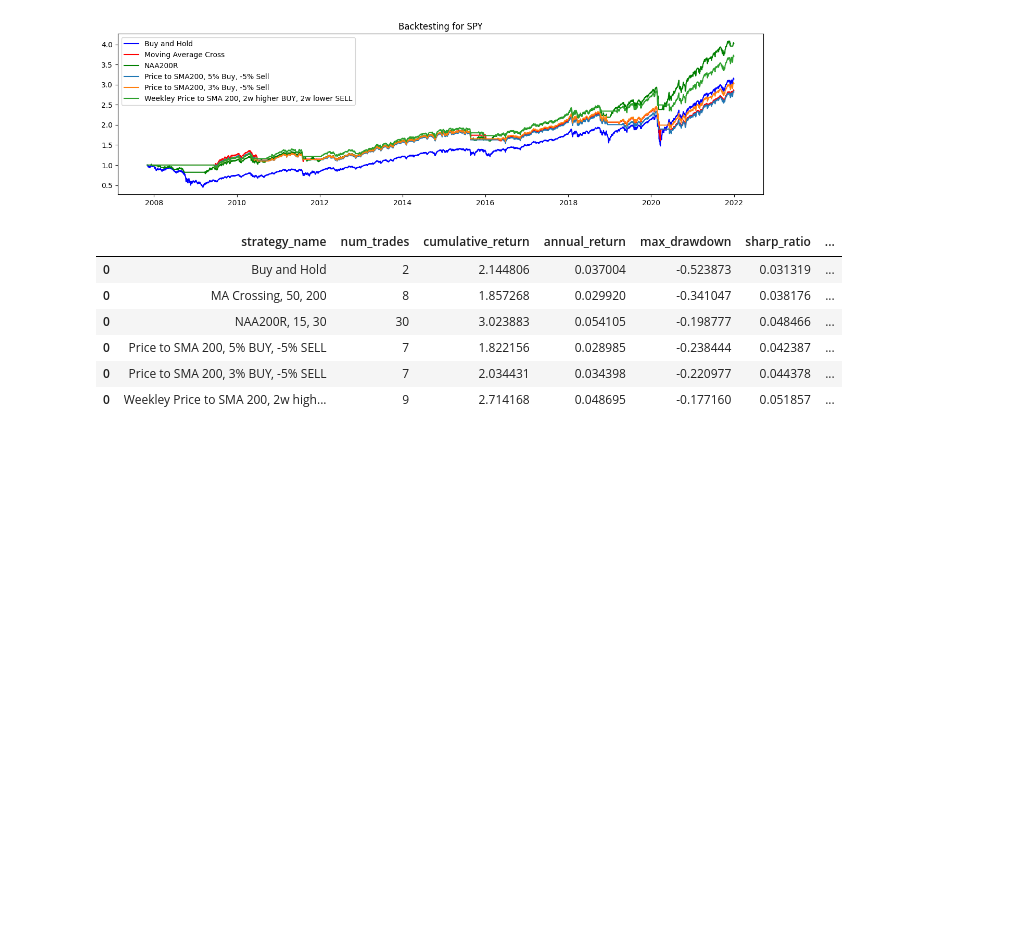
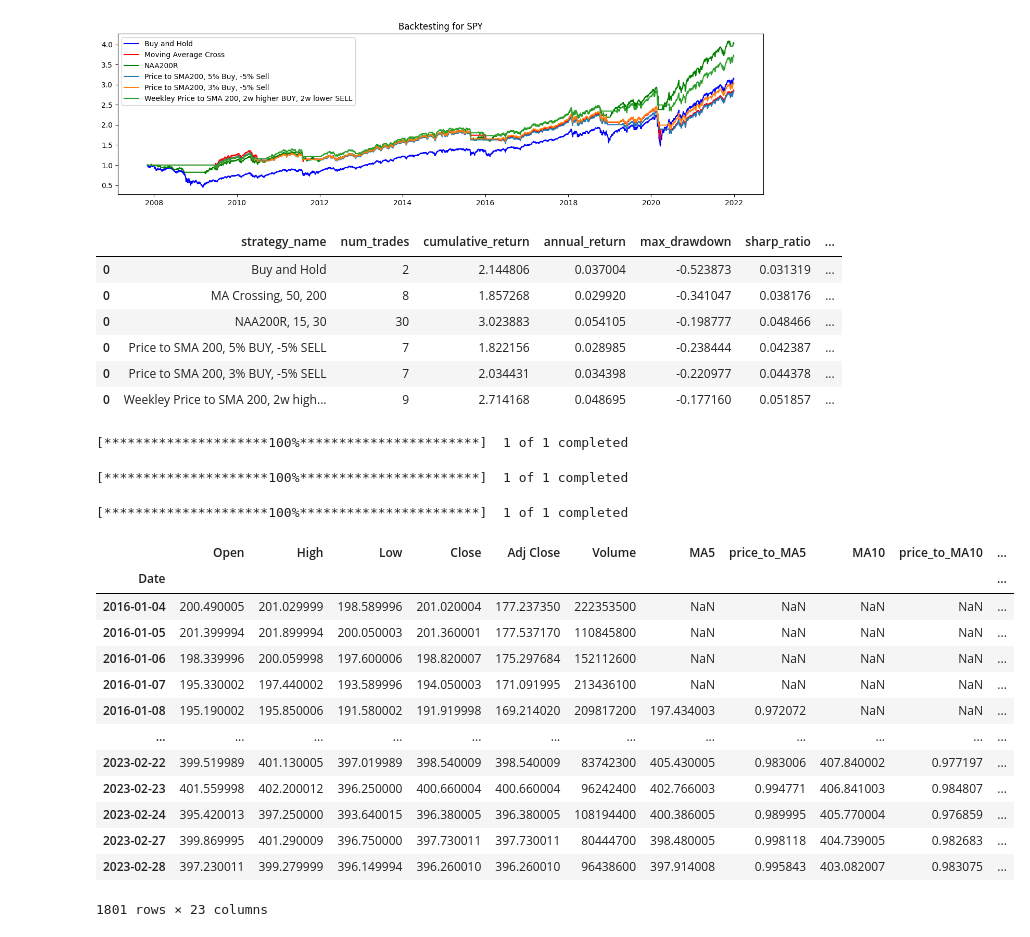
Before and after one commit to sylviawusyl/backtesting, a Jupyter notebook: Ab_test.ipynb, the cells around one changed output. Drawn from its saved outputs; the diff is of its cells as text; code cells hidden in the pictures; blank space fills up the shorter version.

```diff
--- a/Ab_test.ipynb
+++ b/Ab_test.ipynb
@@ -4,10 +4,11 @@ import Ab as ab
 import datetime as dt
 import matplotlib.pyplot as plt
 import pandas as pd
+import numpy as np
 
 # Get data from yahoo finance
 sd = dt.datetime(1998,12,4)
-ed = dt.datetime(2023,2,23)
+ed = dt.datetime(2023,3,3)
 # 1x leveraged nasdaq 100 etf
 qqq = ab.StockData('QQQ')
 qqq.get_data_from_yfinance('QQQ', sd, ed)
@@ -146,3 +147,63 @@ Backtest for SPY
 | 0 | Price to SMA 200, 5% BUY, -5% SELL | 7 | 1.822156 | 0.028985 | -0.238444 | 0.042387 | ... |
 | 0 | Price to SMA 200, 3% BUY, -5% SELL | 7 | 2.034431 | 0.034398 | -0.220977 | 0.044378 | ... |
 | 0 | Weekley Price to SMA 200, 2w high... | 9 | 2.714168 | 0.048695 | -0.177160 | 0.051857 | ... |
+# %%
+test_start,test_end = dt.datetime(2016,1,1), dt.datetime(2023,3,3)
+
+ffty = ab.StockData('FFTY')
+ffty.get_data_from_yfinance('FFTY', sd, ed)
+ffty.get_indicators()
+
+import numpy as np
+signals_df = ffty.data.copy()
+signals_df['Signal'] = np.where(signals_df.price_to_MA200 < 0.95, -1,
+                                np.where(signals_df.price_to_MA200 > 1.05, 1, 0))
+signals_df = signals_df.loc[signals_df.Signal!=0, ['Signal']]
+# %% [output]
+[*********************100%***********************]  1 of 1 completed
+# %%
+ffty = ab.StockData('FFTY')
+ffty.get_data_from_yfinance('FFTY', sd, ed)
+ffty.get_indicators()
+
+ffty_signals_df = ffty.data.copy()
+ffty_signals_df['Signal'] = np.where(ffty_signals_df.price_to_MA200 < 0.95, -1, np.where(ffty_signals_df.price_to_MA200 > 1.03, 1, 0))
+# ffty_signals_df = ffty_signals_df.loc[ffty_signals_df.Signal!=0, ['Signal']]
+ffty_signals_df = ffty_signals_df[['Signal']]
+# %% [output]
+[*********************100%***********************]  1 of 1 completed
+# %%
+spy = ab.StockData('SPY')
+spy.get_data_from_yfinance('SPY', sd, ed)
+spy.get_indicators()
+spy.data['new_high'] = spy.data['Close'].cummax()
+spy.data['off_new_high'] = spy.data['Close'] / spy.data['new_high'] - 1
+spy.data['max_off_new_high'] = spy.data['off_new_high'].rolling(252).min()
+spy.data['Close_prev_week'] = spy.data['Close'].shift(14)
+spy.data['price_to_MA200_prev_week'] = spy.data['price_to_MA200'].shift(14)
+
+spy_signals_df = spy.data.copy()
+# buy rule: two consecutive days of above 200 AND previously SPY DOWN 20%
+buy_rule = (spy_signals_df['max_off_new_high']< - 0.2) & (spy_signals_df['price_to_MA200'] > 1.05) & (spy_signals_df['price_to_MA200_prev_week'] > 1.05)
+spy_signals_df['Signal'] = np.where(buy_rule, 1, 0)
+spy_signals_df = spy_signals_df[['Signal']]#.loc[spy_signals_df.Signal!=0]#, ['Signal']]
+# %% [output]
+[*********************100%***********************]  1 of 1 completed
+# %%
+
+spy.data[test_start:ed]
+# %% [output]
+|  | Open | High | Low | Close | Adj Close | Volume | MA5 | price_to_MA5 | MA10 | price_to_MA10 | ... |
+| Date |  |  |  |  |  |  |  |  |  |  | ... |
+| 2016-01-04 | 200.490005 | 201.029999 | 198.589996 | 201.020004 | 177.237350 | 222353500 | NaN | NaN | NaN | NaN | ... |
+| 2016-01-05 | 201.399994 | 201.899994 | 200.050003 | 201.360001 | 177.537170 | 110845800 | NaN | NaN | NaN | NaN | ... |
+| 2016-01-06 | 198.339996 | 200.059998 | 197.600006 | 198.820007 | 175.297684 | 152112600 | NaN | NaN | NaN | NaN | ... |
+| 2016-01-07 | 195.330002 | 197.440002 | 193.589996 | 194.050003 | 171.091995 | 213436100 | NaN | NaN | NaN | NaN | ... |
+| 2016-01-08 | 195.190002 | 195.850006 | 191.580002 | 191.919998 | 169.214020 | 209817200 | 197.434003 | 0.972072 | NaN | NaN | ... |
+| ... | ... | ... | ... | ... | ... | ... | ... | ... | ... | ... | ... |
+| 2023-02-22 | 399.519989 | 401.130005 | 397.019989 | 398.540009 | 398.540009 | 83742300 | 405.430005 | 0.983006 | 407.840002 | 0.977197 | ... |
+| 2023-02-23 | 401.559998 | 402.200012 | 396.250000 | 400.660004 | 400.660004 | 96242400 | 402.766003 | 0.994771 | 406.841003 | 0.984807 | ... |
+| 2023-02-24 | 395.420013 | 397.250000 | 393.640015 | 396.380005 | 396.380005 | 108194400 | 400.386005 | 0.989995 | 405.770004 | 0.976859 | ... |
+| 2023-02-27 | 399.869995 | 401.290009 | 396.750000 | 397.730011 | 397.730011 | 80444700 | 398.480005 | 0.998118 | 404.739005 | 0.982683 | ... |
+| 2023-02-28 | 397.230011 | 399.279999 | 396.149994 | 396.260010 | 396.260010 | 96438600 | 397.914008 | 0.995843 | 403.082007 | 0.983075 | ... |
+1801 rows × 23 columns
```
Also changed, not shown: parts of 6 cells of this notebook, 1 other file.
